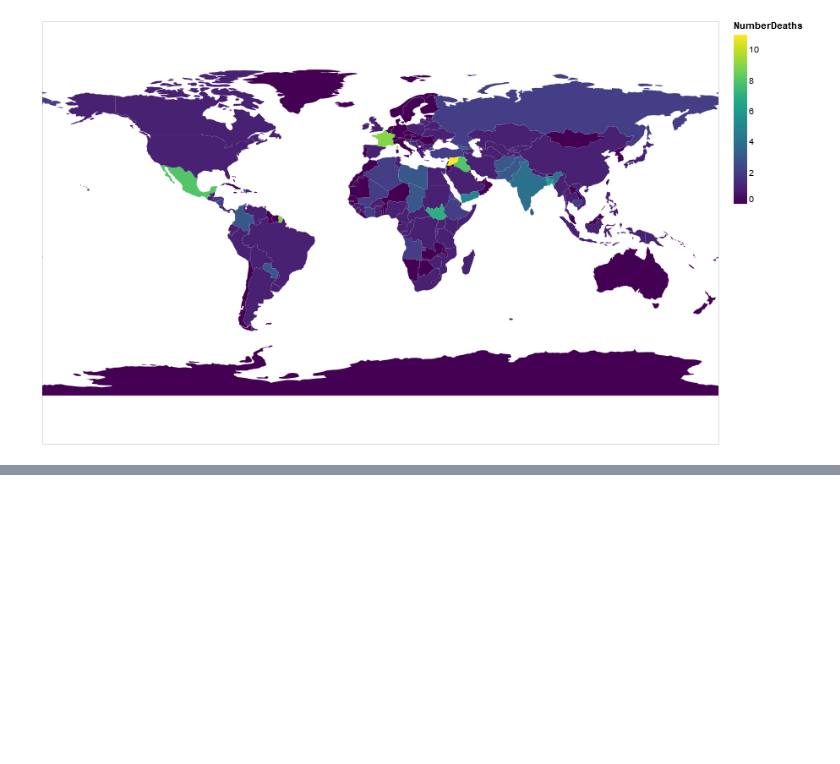
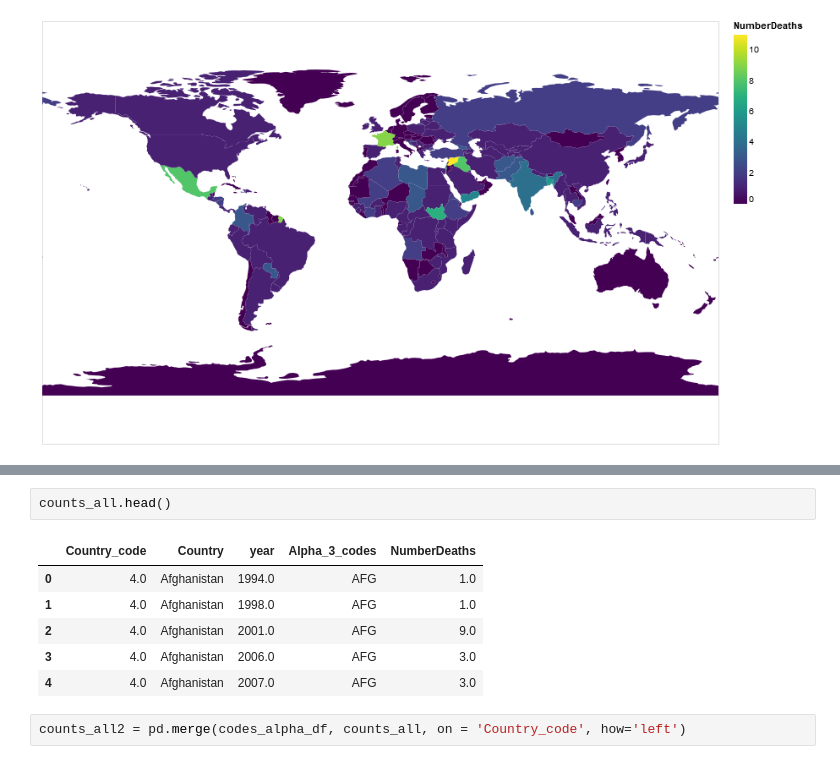
Before and after one commit to seashiva94/data_viz_project, a Jupyter notebook: mapColor.ipynb, the cells around one changed output, grey strips where cells are left out. Saved outputs shown, nothing was run; the diff lists cells and outputs as text; blank space fills up the shorter version.

```diff
--- a/mapColor.ipynb
+++ b/mapColor.ipynb
@@ -138,0 +184,11 @@ df = counts_all
+# %%
+counts_all.head()
+# %% [output]
+|  | Country_code | Country | year | Alpha_3_codes | NumberDeaths |
+| 0 | 4.0 | Afghanistan | 1994.0 | AFG | 1.0 |
+| 1 | 4.0 | Afghanistan | 1998.0 | AFG | 1.0 |
+| 2 | 4.0 | Afghanistan | 2001.0 | AFG | 9.0 |
+| 3 | 4.0 | Afghanistan | 2006.0 | AFG | 3.0 |
+| 4 | 4.0 | Afghanistan | 2007.0 | AFG | 3.0 |
+# %%
+counts_all2 = pd.merge(codes_alpha_df, counts_all, on = 'Country_code', how='left')
```
Also changed, not shown: parts of 9 cells of this notebook.
